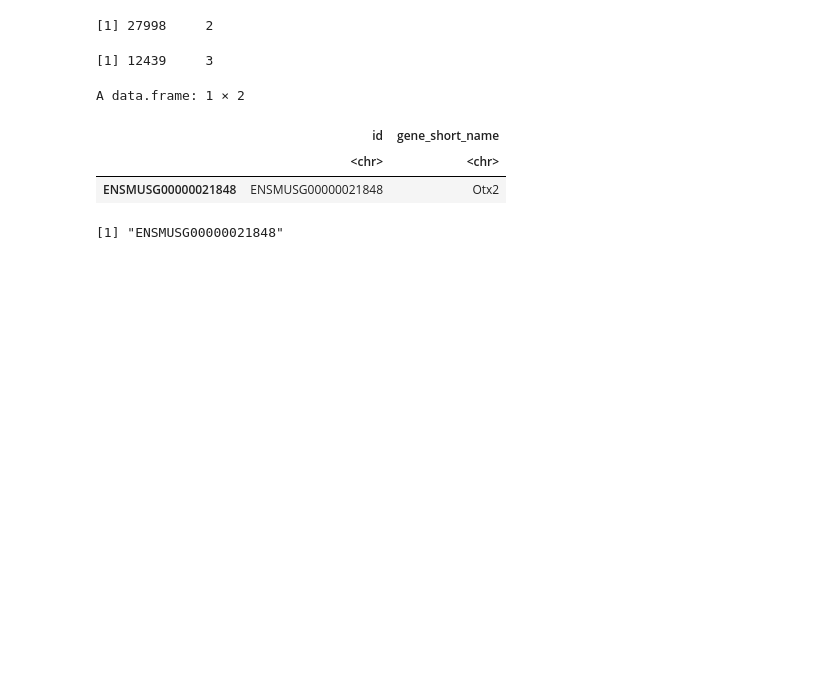
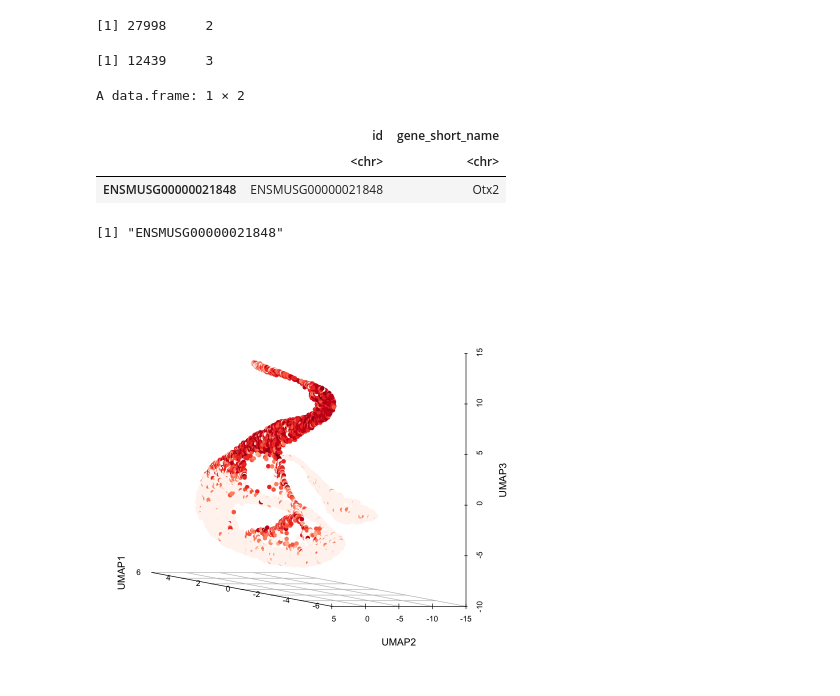
Before and after one commit to ironman-tetsuo/Introduction_to_scRNA-seq, a Jupyter notebook: 1_Clark_P2_Retina/plot_umap.ipynb, the cells around one changed output. Drawn from its saved outputs; the diff is of its cells as text; code cells hidden in the pictures; blank space fills up the shorter version.

```diff
--- a/1_Clark_P2_Retina/plot_umap.ipynb
+++ b/1_Clark_P2_Retina/plot_umap.ipynb
@@ -44,4 +44,9 @@ scatterplot3d(
     box=FALSE
  )
 }
+# %%
+#Plot Otx2 gene expression on UMAP
+plot_cells("Otx2", 350)
+# %% [output]
+[figure, added]
 # %%
```
Also changed, not shown: parts of 2 cells of this notebook.
